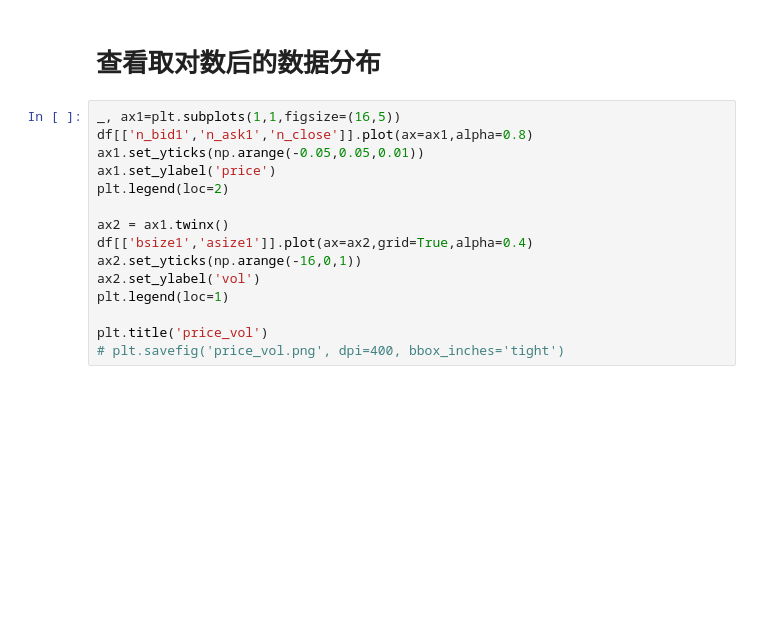
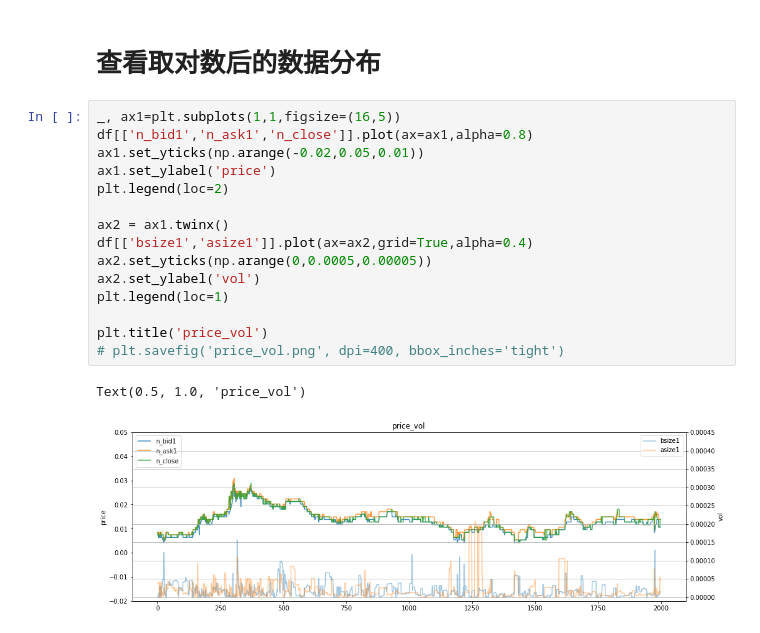
Before and after one commit to ylc2001/FBDQA-final-project, a Jupyter notebook: Demo/1. 观察数据.ipynb, the cells around one changed output. Cells and saved outputs as stored; diff of their text form; blank space fills up the shorter version.

```diff
--- a/Demo/1. 观察数据.ipynb
+++ b/Demo/1. 观察数据.ipynb
@@ -114,15 +186,18 @@ df[['bsize1','n_bsize1','bsize2','n_bsize1','asize1','n_asize1','asize2','n_asiz
 # %%
 _, ax1=plt.subplots(1,1,figsize=(16,5))
 df[['n_bid1','n_ask1','n_close']].plot(ax=ax1,alpha=0.8)
-ax1.set_yticks(np.arange(-0.05,0.05,0.01))
+ax1.set_yticks(np.arange(-0.02,0.05,0.01))
 ax1.set_ylabel('price')
 plt.legend(loc=2)
 
 ax2 = ax1.twinx()
 df[['bsize1','asize1']].plot(ax=ax2,grid=True,alpha=0.4)
-ax2.set_yticks(np.arange(-16,0,1))
+ax2.set_yticks(np.arange(0,0.0005,0.00005))
 ax2.set_ylabel('vol')
 plt.legend(loc=1)
 
 plt.title('price_vol')
 # plt.savefig('price_vol.png', dpi=400, bbox_inches='tight')
+# %% [output]
+Text(0.5, 1.0, 'price_vol')
+[figure, added]
```
Also changed, not shown: parts of 13 cells of this notebook, 7 other files.
